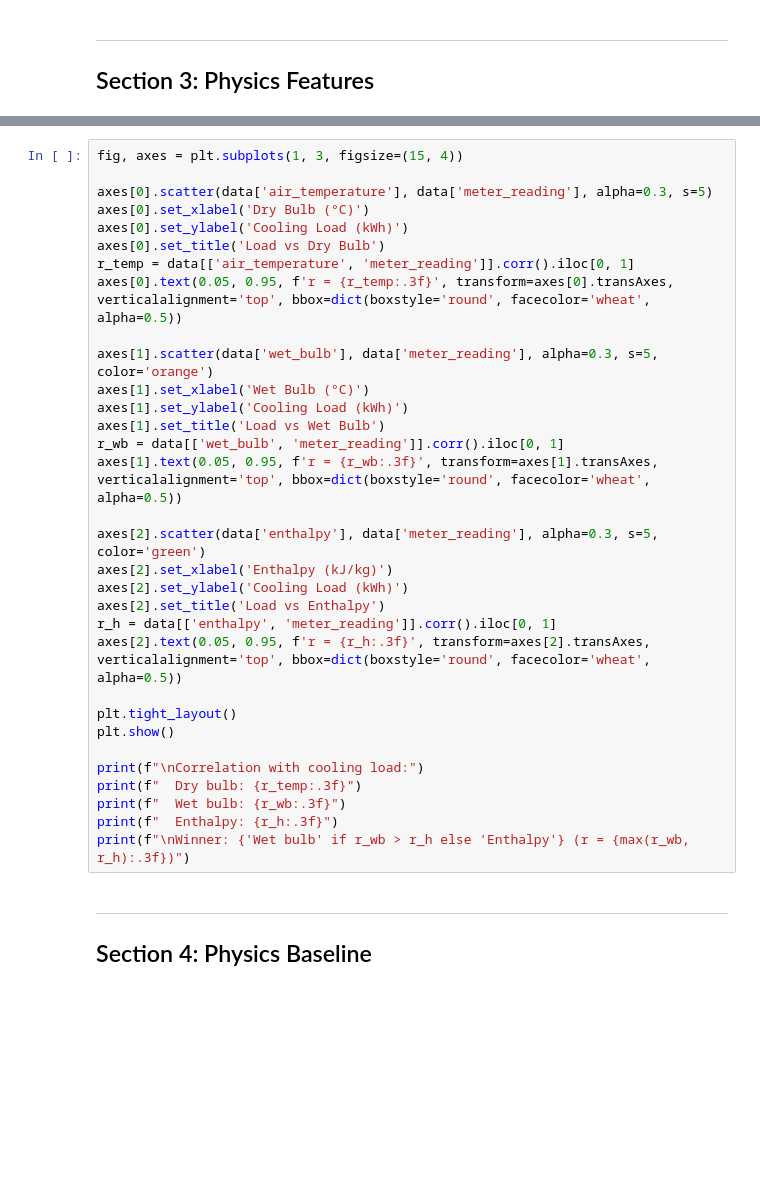
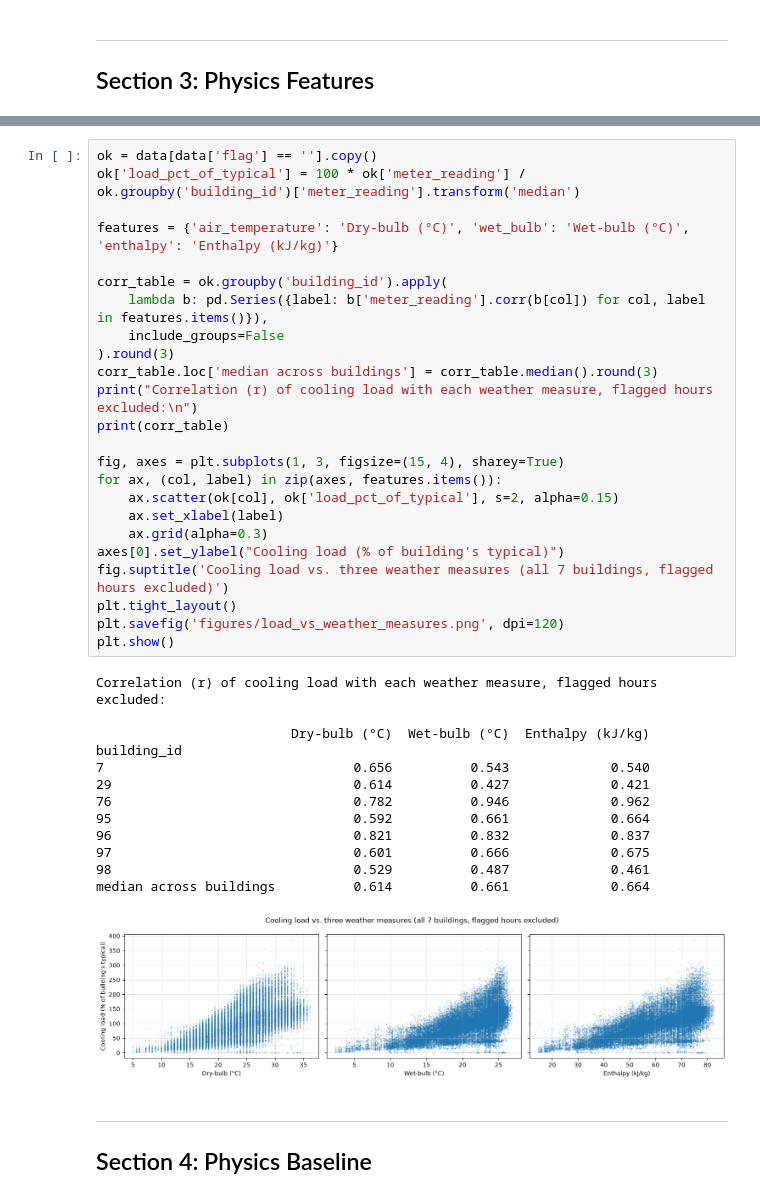
Before and after one commit to Data-Laur/cooling-check, a Jupyter notebook: cooling_check.ipynb, the cells around one changed output, grey strips where cells are left out. Drawn from its saved outputs; the diff is of its cells as text; blank space fills up the shorter version.

```diff
--- a/cooling_check.ipynb
+++ b/cooling_check.ipynb
@@ -325,35 +329,41 @@ print(f"Enthalpy range: {data['enthalpy'].min():.1f} to {data['enthalpy'].max():
-# %%
-fig, axes = plt.subplots(1, 3, figsize=(15, 4))
-
-axes[0].scatter(data['air_temperature'], data['meter_reading'], alpha=0.3, s=5)
-axes[0].set_xlabel('Dry Bulb (°C)')
-axes[0].set_ylabel('Cooling Load (kWh)')
-axes[0].set_title('Load vs Dry Bulb')
-r_temp = data[['air_temperature', 'meter_reading']].corr().iloc[0, 1]
-axes[0].text(0.05, 0.95, f'r = {r_temp:.3f}', transform=axes[0].transAxes, verticalalignment='top', bbox=dict(boxstyle='round', facecolor='wheat', alpha=0.5))
-
-axes[1].scatter(data['wet_bulb'], data['meter_reading'], alpha=0.3, s=5, color='orange')
-axes[1].set_xlabel('Wet Bulb (°C)')
-axes[1].set_ylabel('Cooling Load (kWh)')
-axes[1].set_title('Load vs Wet Bulb')
-r_wb = data[['wet_bulb', 'meter_reading']].corr().iloc[0, 1]
-axes[1].text(0.05, 0.95, f'r = {r_wb:.3f}', transform=axes[1].transAxes, verticalalignment='top', bbox=dict(boxstyle='round', facecolor='wheat', alpha=0.5))
-
-axes[2].scatter(data['enthalpy'], data['meter_reading'], alpha=0.3, s=5, color='green')
-axes[2].set_xlabel('Enthalpy (kJ/kg)')
-axes[2].set_ylabel('Cooling Load (kWh)')
-axes[2].set_title('Load vs Enthalpy')
-r_h = data[['enthalpy', 'meter_reading']].corr().iloc[0, 1]
-axes[2].text(0.05, 0.95, f'r = {r_h:.3f}', transform=axes[2].transAxes, verticalalignment='top', bbox=dict(boxstyle='round', facecolor='wheat', alpha=0.5))
-
-plt.tight_layout()
-plt.show()
-
-print(f"\nCorrelation with cooling load:")
-print(f"  Dry bulb: {r_temp:.3f}")
-print(f"  Wet bulb: {r_wb:.3f}")
-print(f"  Enthalpy: {r_h:.3f}")
-print(f"\nWinner: {'Wet bulb' if r_wb > r_h else 'Enthalpy'} (r = {max(r_wb, r_h):.3f})")
+# %%
+ok = data[data['flag'] == ''].copy()
+ok['load_pct_of_typical'] = 100 * ok['meter_reading'] / ok.groupby('building_id')['meter_reading'].transform('median')
+
+features = {'air_temperature': 'Dry-bulb (°C)', 'wet_bulb': 'Wet-bulb (°C)', 'enthalpy': 'Enthalpy (kJ/kg)'}
+
+corr_table = ok.groupby('building_id').apply(
+    lambda b: pd.Series({label: b['meter_reading'].corr(b[col]) for col, label in features.items()}),
+    include_groups=False
+).round(3)
+corr_table.loc['median across buildings'] = corr_table.median().round(3)
+print("Correlation (r) of cooling load with each weather measure, flagged hours excluded:\n")
+print(corr_table)
+
+fig, axes = plt.subplots(1, 3, figsize=(15, 4), sharey=True)
+for ax, (col, label) in zip(axes, features.items()):
+    ax.scatter(ok[col], ok['load_pct_of_typical'], s=2, alpha=0.15)
+    ax.set_xlabel(label)
+    ax.grid(alpha=0.3)
+axes[0].set_ylabel("Cooling load (% of building's typical)")
+fig.suptitle('Cooling load vs. three weather measures (all 7 buildings, flagged hours excluded)')
+plt.tight_layout()
+plt.savefig('figures/load_vs_weather_measures.png', dpi=120)
+plt.show()
+# %% [output]
+Correlation (r) of cooling load with each weather measure, flagged hours excluded:
+
+                         Dry-bulb (°C)  Wet-bulb (°C)  Enthalpy (kJ/kg)
+building_id
+7                                0.656          0.543             0.540
+29                               0.614          0.427             0.421
+76                               0.782          0.946             0.962
+95                               0.592          0.661             0.664
+96                               0.821          0.832             0.837
+97                               0.601          0.666             0.675
+98                               0.529          0.487             0.461
+median across buildings          0.614          0.661             0.664
+[figure, added]
 # %% [markdown]
 ---
 
```
Also changed, not shown: parts of 1 cell of this notebook, 1 other file.
